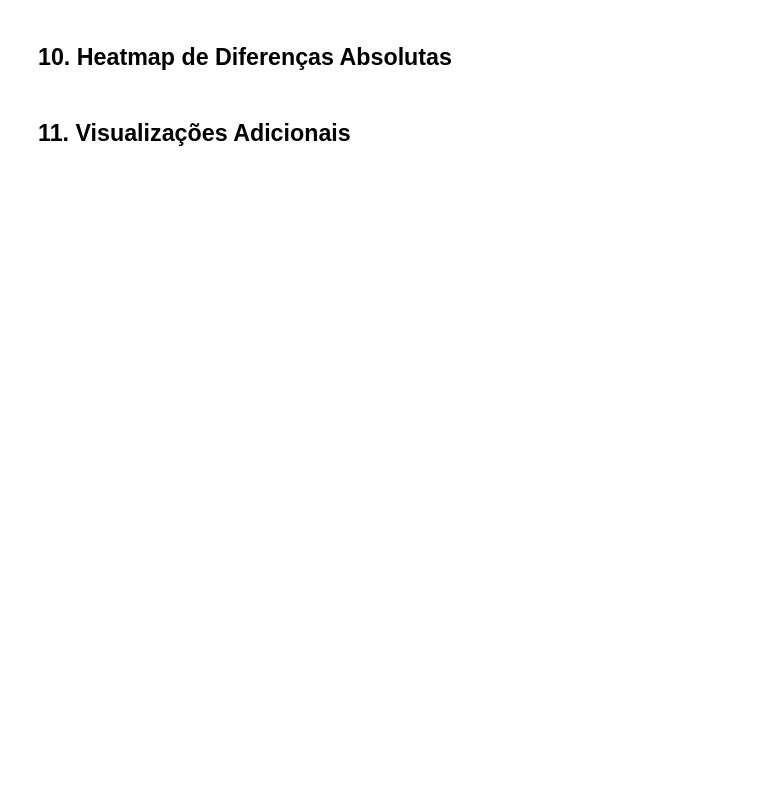
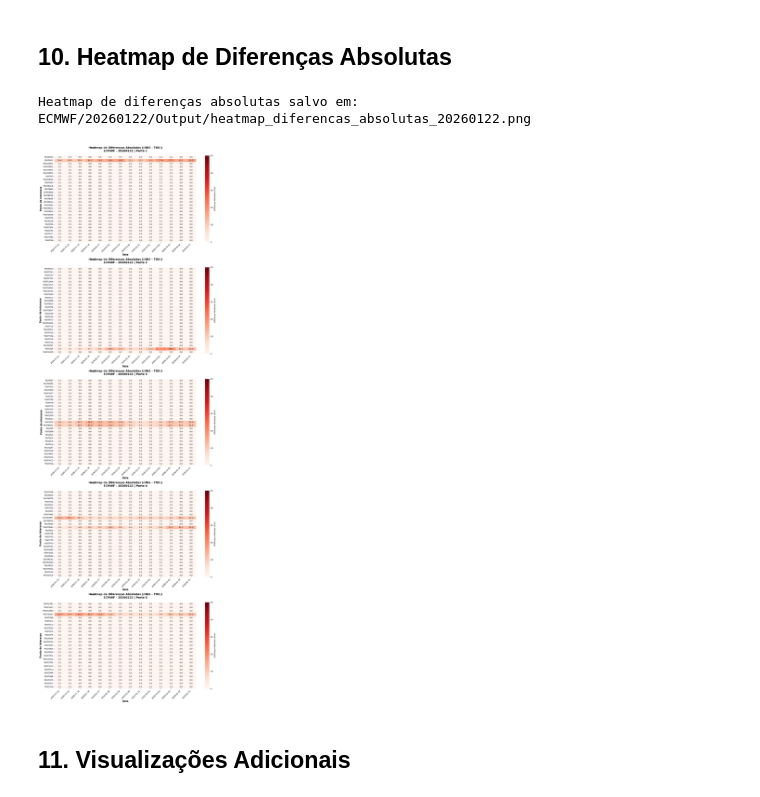
Before and after one commit to tok-yuri/compara-chuva, a Jupyter notebook: compara_chuva.ipynb, the cells around one changed output. Saved outputs shown, nothing was run; the diff lists cells and outputs as text; code cells hidden in the pictures; blank space fills up the shorter version.

```diff
--- a/compara_chuva.ipynb
+++ b/compara_chuva.ipynb
@@ -370,45 +596,58 @@ print(f"Matriz de diferenças salva em: {arquivo_matriz}")
 # %% [markdown]
 ## 10. Heatmap de Diferenças Absolutas
 # %%
+
 # Criar matriz para heatmap de diferenças absolutas
 matriz_dif_abs = dados_comparacao.pivot_table(
     index='ponto',
     columns='data',
     values='diferenca_abs',
     aggfunc='mean'
 ).fillna(0)
 
-# Configurar figura
-fig, ax = plt.subplots(figsize=(14, 8))
+# Dividir em blocos de no máximo 27 pontos
+max_pontos = 27
+pontos = matriz_dif_abs.index.tolist()
+blocos = [pontos[i:i + max_pontos] for i in range(0, len(pontos), max_pontos)]
 
-# Criar heatmap
-sns.heatmap(
-    matriz_dif_abs,
-    cmap='YlOrRd',
-    annot=True,
-    fmt='.1f',
-    linewidths=0.5,
-    cbar_kws={'label': 'Diferença Absoluta (mm)'},
-    ax=ax
-)
+# Criar uma única figura com subplots (um por bloco)
+n_blocos = len(blocos)
+fig, axes = plt.subplots(n_blocos, 1, figsize=(14, 8 * n_blocos), squeeze=False)
 
-# Formatação
-ax.set_title(f'Heatmap de Diferenças Absolutas (|ONS - TOK|)\n{nome_modelo} - {data_rodada}',
-             fontsize=14, fontweight='bold', pad=20)
-ax.set_xlabel('Data', fontsize=12, fontweight='bold')
-ax.set_ylabel('Ponto de Interesse', fontsize=12, fontweight='bold')
+for i, bloco in enumerate(blocos, start=1):
+    matriz_bloco = matriz_dif_abs.loc[bloco]
+    ax = axes[i - 1, 0]
 
-# Rotacionar labels do eixo x
-plt.setp(ax.get_xticklabels(), rotation=45, ha='right')
+    sns.heatmap(
+        matriz_bloco,
+        cmap='Reds',
+        vmin=0,
+        vmax=50,
+        annot=True,
+        fmt='.1f',
+        linewidths=0.5,
+        cbar_kws={'label': 'Diferença Absoluta (mm)'},
+        ax=ax
+    )
+
+    ax.set_title(
+        f'Heatmap de Diferenças Absolutas (|ONS - TOK|)\n{nome_modelo} - {data_rodada} | Parte {i}',
+        fontsize=14, fontweight='bold', pad=20
+    )
+    ax.set_xlabel('Data', fontsize=12, fontweight='bold')
+    ax.set_ylabel('Ponto de Interesse', fontsize=12, fontweight='bold')
+    plt.setp(ax.get_xticklabels(), rotation=45, ha='right')
 
 plt.tight_layout()
 
-# Salvar figura
 arquivo_heatmap_abs = caminho_output / f"heatmap_diferencas_absolutas_{data_rodada}.png"
 plt.savefig(arquivo_heatmap_abs, dpi=300, bbox_inches='tight')
 print(f"\nHeatmap de diferenças absolutas salvo em: {arquivo_heatmap_abs}")
 
 plt.show()
+# %% [output]
+Heatmap de diferenças absolutas salvo em: ECMWF/20260122/Output/heatmap_diferencas_absolutas_20260122.png
+[figure, added]
 # %% [markdown]
 ## 11. Visualizações Adicionais
 # %%
```
Also changed, not shown: parts of 14 cells of this notebook, 4 other files.
